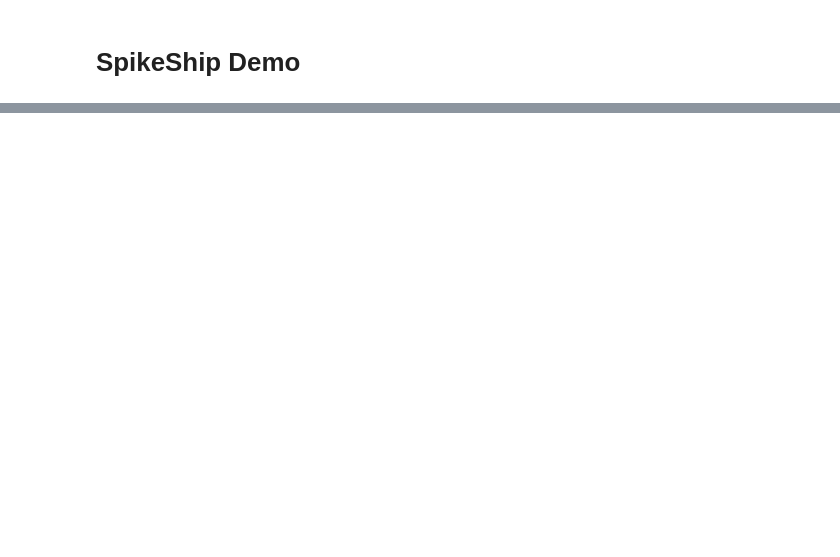
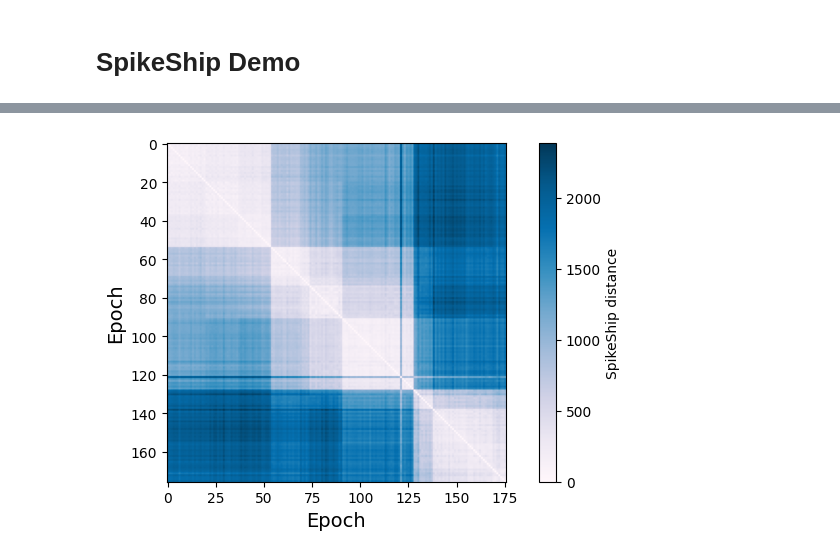
Before and after one commit to Lamifsud/pattern_classification_git, a Jupyter notebook: pipeline_drafts/spikeship.ipynb, the cells around one changed output, grey strips where cells are left out. Drawn from its saved outputs; the diff is of its cells as text; code cells hidden in the pictures; blank space fills up the shorter version.

Commit message:
SpikeShip applied to macaque data

```diff
--- a/pipeline_drafts/spikeship.ipynb
+++ b/pipeline_drafts/spikeship.ipynb
@@ -165,8 +165,8 @@ def get_spike_times_vect(spikes_times_aligned):
                 last_spike[t, n] = spikes_times_aligned[n][t]['spike_time'].max()
             else:
                 # Handle the case when the array is empty
-                spk_times[t, n] = np.full(1, np.nan)
-                last_spike[t, n] = np.array(np.nan)  # Or any other value you deem appropriate
+                spk_times[t, n] = np.full(1, -1)
+                last_spike[t, n] = np.array(-1)  # Or any other value you deem appropriate
 
     # Concatenate while preserving NaN values
     concatenated_spk_times = []
@@ -184,7 +184,7 @@ epochs = struct_tools.create_epochs(spikes_times_aligned)
 channels = np.arange(0, n_neurons)
 # %%
 # Initialize ii_spike_times array
-ii_spike_times = np.zeros((len(epochs), len(channels), 2), dtype=object)
+ii_spike_times = np.zeros((len(epochs), len(channels), 2), dtype=int)
 
 start_idx = 0
 for epoch_idx, epoch in enumerate(epochs):
@@ -235,0 +216,14 @@ During: typing of argument at /home/INT/mifsud.l/Bureau/pattern_classification_g
+# %%
+alpha = 0.5; marker = 'o';
+
+# true labels sorting
+#si = np.argsort(epoch_labels)
+
+plt.figure(figsize=(5.5,4), facecolor='w', constrained_layout=True)
+
+# dissimilarity matrices (vis)
+im0 = plt.imshow(spikeship_diss[:][:], cmap='PuBu')
+plt.colorbar(label="SpikeShip distance")
+plt.xlabel("Epoch", fontsize=14); plt.ylabel("Epoch", fontsize=14);
+# %% [output]
+[figure, added]
```
Also changed, not shown: parts of 4 cells of this notebook.
